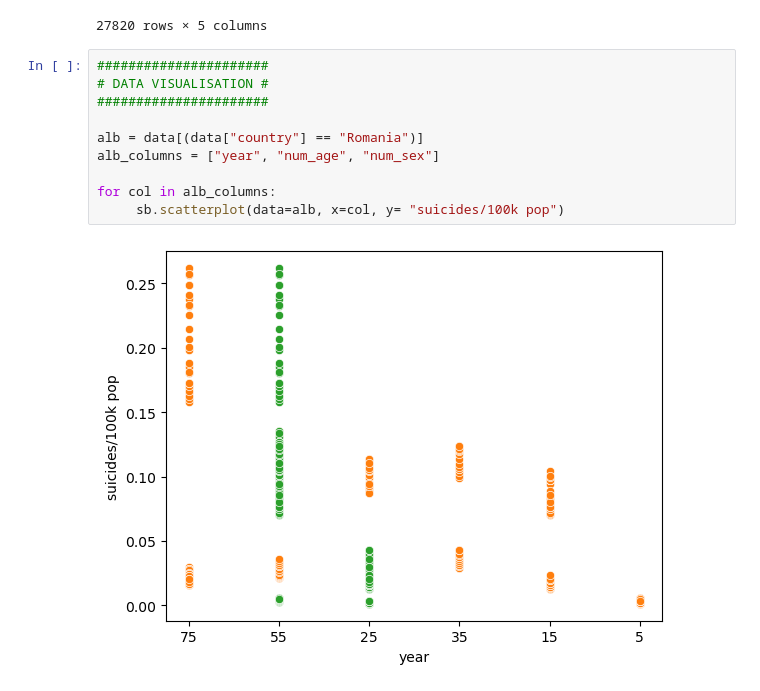
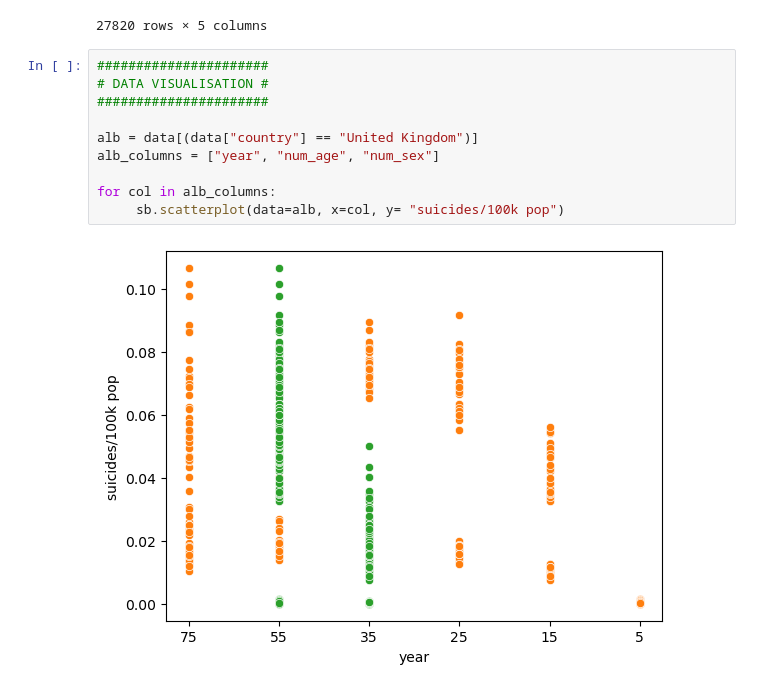
Before and after one commit to CSharpTeoMan911/Suicide-Rate-Prediction-ML-Model, a Jupyter notebook: Mental_Health_Prediction.ipynb, the cells around one changed output. Cells and saved outputs as stored; diff of their text form.

```diff
--- a/Mental_Health_Prediction.ipynb
+++ b/Mental_Health_Prediction.ipynb
@@ -131,15 +131,15 @@ data
 # %%
 ######################
 # DATA VISUALISATION #
 ######################
 
-alb = data[(data["country"] == "Romania")]
+alb = data[(data["country"] == "United Kingdom")]
 alb_columns = ["year", "num_age", "num_sex"]
 
 for col in alb_columns:
      sb.scatterplot(data=alb, x=col, y= "suicides/100k pop")
 # %% [output]
-[figure, old version]
+[figure, new version]
 # %%
 regr = linear_model.LinearRegression()
 
```
Also changed, not shown: parts of 2 cells of this notebook, 1 other file.
